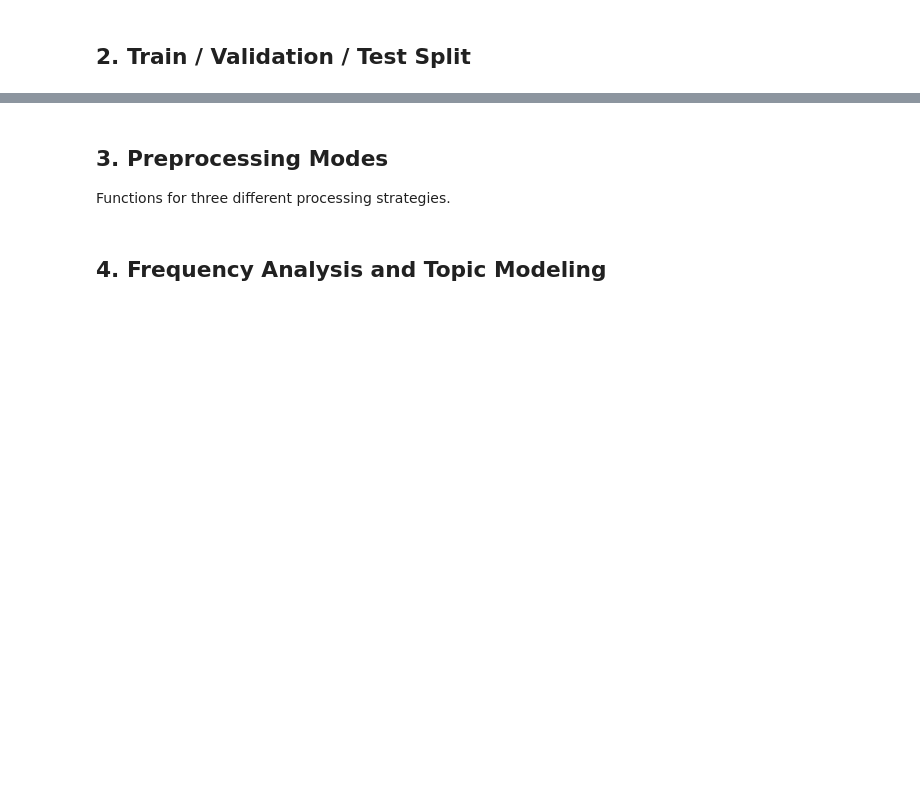
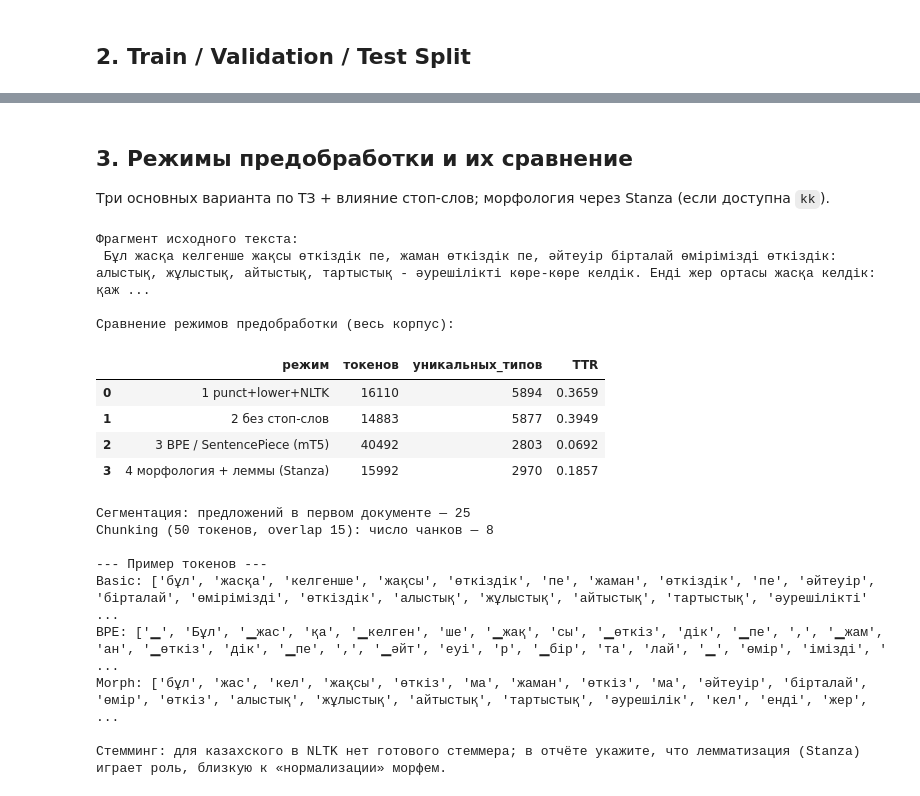
Before and after one commit to sholak012/ML, a Jupyter notebook: 1_data_analysis_preprocessing.ipynb, the cells around one changed output, grey strips where cells are left out. Saved outputs shown, nothing was run; the diff lists cells and outputs as text; code cells hidden in the pictures; blank space fills up the shorter version.

```diff
--- a/1_data_analysis_preprocessing.ipynb
+++ b/1_data_analysis_preprocessing.ipynb
@@ -62,3 +124,0 @@ test_df.to_csv('data/test.csv', index=False)
-# %% [markdown]
-## 3. Preprocessing Modes
-Functions for three different processing strategies.
@@ -92,2 +125,3 @@ print("\n--- Option 3: BPE ---\n", preprocess_bpe(sample_text[:100]))
-# %% [markdown]
-## 4. Frequency Analysis and Topic Modeling
+# %% [markdown]
+## 3. Режимы предобработки и их сравнение
+Три основных варианта по ТЗ + влияние стоп-слов; морфология через Stanza (если доступна `kk`).
@@ -93,0 +190,56 @@ print("\n--- Option 3: BPE ---\n", preprocess_bpe(sample_text[:100]))
+# %%
+sample_text = df['text'].iloc[0]
+print('Фрагмент исходного текста:\n', sample_text[:200], '...\n')
+
+
+def _summarize_rows(name, docs_tokens):
+    flat = [t for doc in docs_tokens for t in doc]
+    u = len(set(map(str, flat)))
+    n = len(flat)
+    return {'режим': name, 'токенов': n, 'уникальных_типов': u, 'TTR': round(u / max(n, 1), 4)}
+
+rows_cmp = []
+rows_cmp.append(_summarize_rows('1 punct+lower+NLTK', [preprocess_basic(t) for t in df['text']]))
+rows_cmp.append(_summarize_rows('2 без стоп-слов', [preprocess_basic_nostop(t) for t in df['text']]))
+rows_cmp.append(_summarize_rows('3 BPE / SentencePiece (mT5)', [preprocess_bpe(t) for t in df['text']]))
+if nlp is not None:
+    rows_cmp.append(_summarize_rows('4 морфология + леммы (Stanza)', [preprocess_morphological(t) for t in df['text']]))
+
+cmp_df = pd.DataFrame(rows_cmp)
+print('Сравнение режимов предобработки (весь корпус):')
+display(cmp_df)
+
+basic_sample = preprocess_basic(sample_text)
+seg = sentence_segments(sample_text)
+ch = token_chunks(basic_sample, size=50, overlap=15)
+print(f'Сегментация: предложений в первом документе — {len(seg)}')
+print(f'Chunking (50 токенов, overlap 15): число чанков — {len(ch)}')
+print('\n--- Пример токенов ---')
+print('Basic:', basic_sample[:30], '...')
+print('BPE:', preprocess_bpe(sample_text)[:30], '...')
+if nlp is not None:
+    print('Morph:', preprocess_morphological(sample_text)[:30], '...')
+
+print(
+    '\nСтемминг: для казахского в NLTK нет готового стеммера; '
+    'в отчёте укажите, что лемматизация (Stanza) играет роль, близкую к «нормализации» морфем.'
+)
+# %% [output]
+Фрагмент исходного текста:
+ Бұл жасқа келгенше жақсы өткіздік пе, жаман өткіздік пе, әйтеуір бірталай өмірімізді өткіздік: алыстық, жұлыстық, айтыстық, тартыстық - әурешілікті көре-көре келдік. Енді жер ортасы жасқа келдік: қаж ...
+
+Сравнение режимов предобработки (весь корпус):
+|  | режим | токенов | уникальных_типов | TTR |
+| 0 | 1 punct+lower+NLTK | 16110 | 5894 | 0.3659 |
+| 1 | 2 без стоп-слов | 14883 | 5877 | 0.3949 |
+| 2 | 3 BPE / SentencePiece (mT5) | 40492 | 2803 | 0.0692 |
+| 3 | 4 морфология + леммы (Stanza) | 15992 | 2970 | 0.1857 |
+Сегментация: предложений в первом документе — 25
+Chunking (50 токенов, overlap 15): число чанков — 8
+
+--- Пример токенов ---
+Basic: ['бұл', 'жасқа', 'келгенше', 'жақсы', 'өткіздік', 'пе', 'жаман', 'өткіздік', 'пе', 'әйтеуір', 'бірталай', 'өмірімізді', 'өткіздік', 'алыстық', 'жұлыстық', 'айтыстық', 'тартыстық', 'әурешілікті' ...
+BPE: ['▁', 'Бұл', '▁жас', 'қа', '▁келген', 'ше', '▁жақ', 'сы', '▁өткіз', 'дік', '▁пе', ',', '▁жам', 'ан', '▁өткіз', 'дік', '▁пе', ',', '▁әйт', 'еуі', 'р', '▁бір', 'та', 'лай', '▁', 'өмір', 'імізді', ' ...
+Morph: ['бұл', 'жас', 'кел', 'жақсы', 'өткіз', 'ма', 'жаман', 'өткіз', 'ма', 'әйтеуір', 'бірталай', 'өмір', 'өткіз', 'алыстық', 'жұлыстық', 'айтыстық', 'тартыстық', 'әурешілік', 'кел', 'енді', 'жер',  ...
+
+Стемминг: для казахского в NLTK нет готового стеммера; в отчёте укажите, что лемматизация (Stanza) играет роль, близкую к «нормализации» морфем.
```
Also changed, not shown: parts of 10 cells of this notebook, 17 other files.
